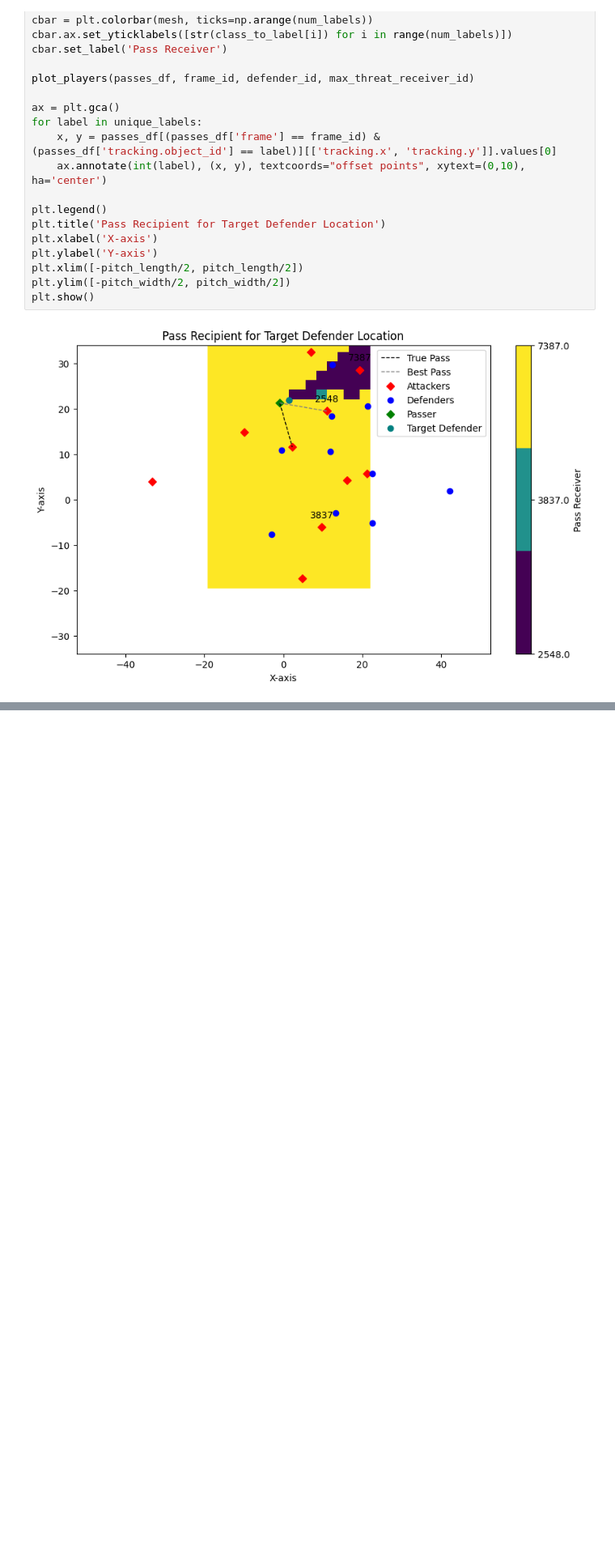
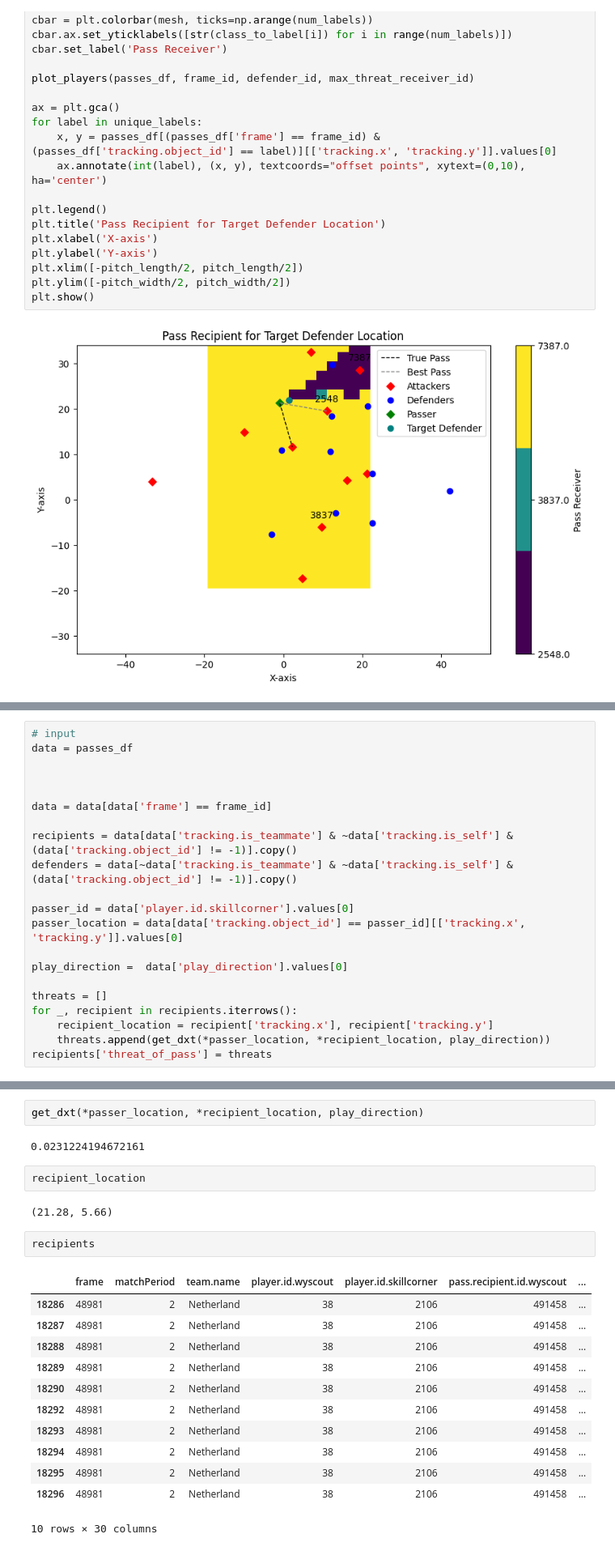
Before and after one commit to ariskoutris/defensive-passing-networks, a Jupyter notebook: src/notebooks/opt_function.ipynb, the cells around one changed output, grey strips where cells are left out. Shown: that part at 81% size. Saved outputs shown, nothing was run; the diff lists cells and outputs as text; blank space fills up the shorter version.

```diff
--- a/src/notebooks/opt_function.ipynb
+++ b/src/notebooks/opt_function.ipynb
@@ -514,0 +618,21 @@ plt.show()
+# %%
+# input
+data = passes_df
+
+
+
+data = data[data['frame'] == frame_id]
+
+recipients = data[data['tracking.is_teammate'] & ~data['tracking.is_self'] & (data['tracking.object_id'] != -1)].copy()
+defenders = data[~data['tracking.is_teammate'] & ~data['tracking.is_self'] & (data['tracking.object_id'] != -1)].copy()
+
+passer_id = data['player.id.skillcorner'].values[0]
+passer_location = data[data['tracking.object_id'] == passer_id][['tracking.x', 'tracking.y']].values[0]
+
+play_direction =  data['play_direction'].values[0]
+
+threats = []
+for _, recipient in recipients.iterrows():
+    recipient_location = recipient['tracking.x'], recipient['tracking.y']
+    threats.append(get_dxt(*passer_location, *recipient_location, play_direction))
+recipients['threat_of_pass'] = threats
@@ -514,0 +974,23 @@ plt.show()
+# %%
+get_dxt(*passer_location, *recipient_location, play_direction)
+# %% [output]
+0.0231224194672161
+# %%
+recipient_location
+# %% [output]
+(21.28, 5.66)
+# %%
+recipients
+# %% [output]
+|  | frame | matchPeriod | team.name | player.id.wyscout | player.id.skillcorner | pass.recipient.id.wyscout | ... |
+| 18286 | 48981 | 2 | Netherland | 38 | 2106 | 491458 | ... |
+| 18287 | 48981 | 2 | Netherland | 38 | 2106 | 491458 | ... |
+| 18288 | 48981 | 2 | Netherland | 38 | 2106 | 491458 | ... |
+| 18289 | 48981 | 2 | Netherland | 38 | 2106 | 491458 | ... |
+| 18290 | 48981 | 2 | Netherland | 38 | 2106 | 491458 | ... |
+| 18292 | 48981 | 2 | Netherland | 38 | 2106 | 491458 | ... |
+| 18293 | 48981 | 2 | Netherland | 38 | 2106 | 491458 | ... |
+| 18294 | 48981 | 2 | Netherland | 38 | 2106 | 491458 | ... |
+| 18295 | 48981 | 2 | Netherland | 38 | 2106 | 491458 | ... |
+| 18296 | 48981 | 2 | Netherland | 38 | 2106 | 491458 | ... |
+10 rows × 30 columns
```
Also changed, not shown: parts of 78 cells of this notebook, 6 other files.
